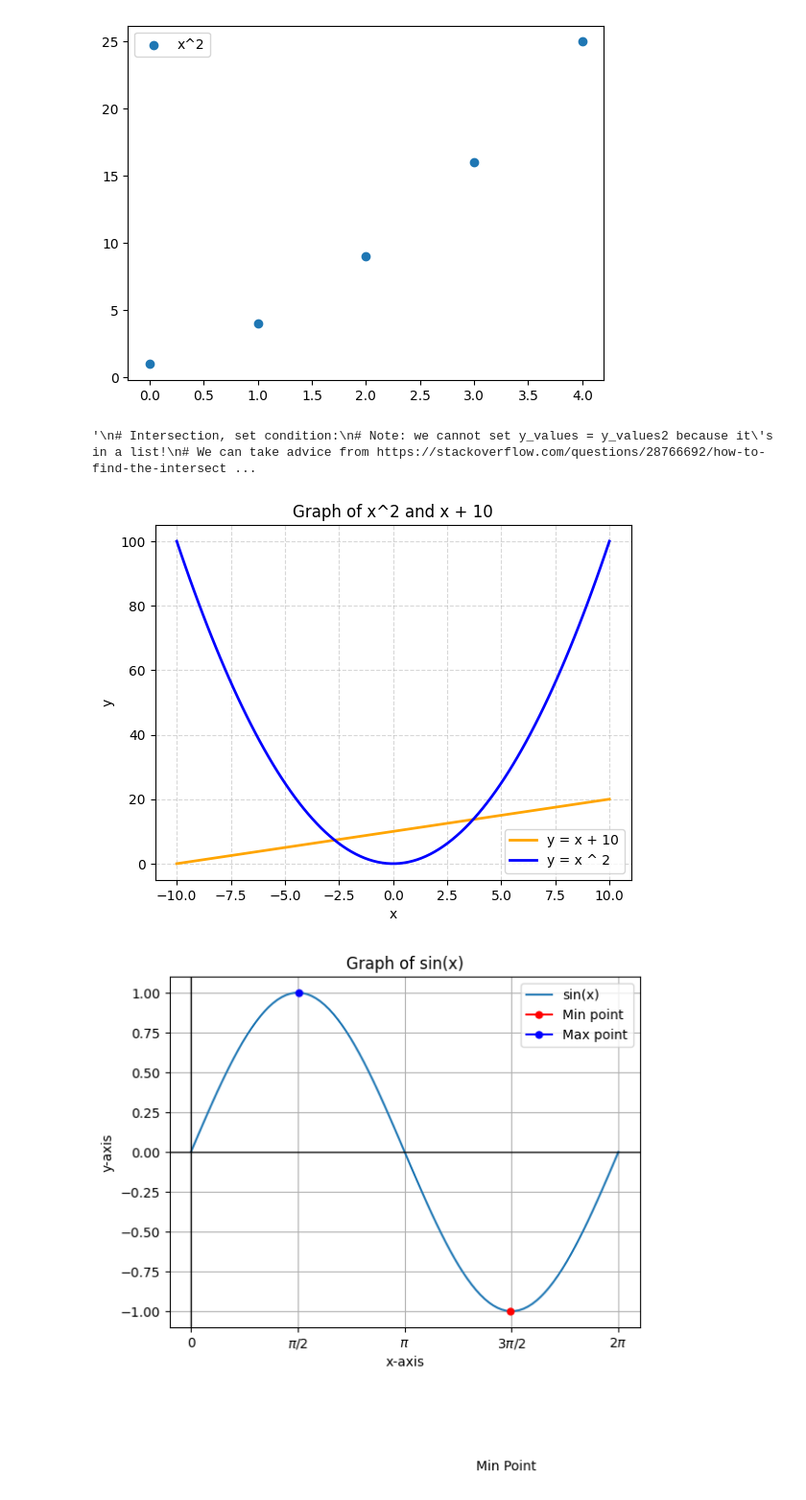
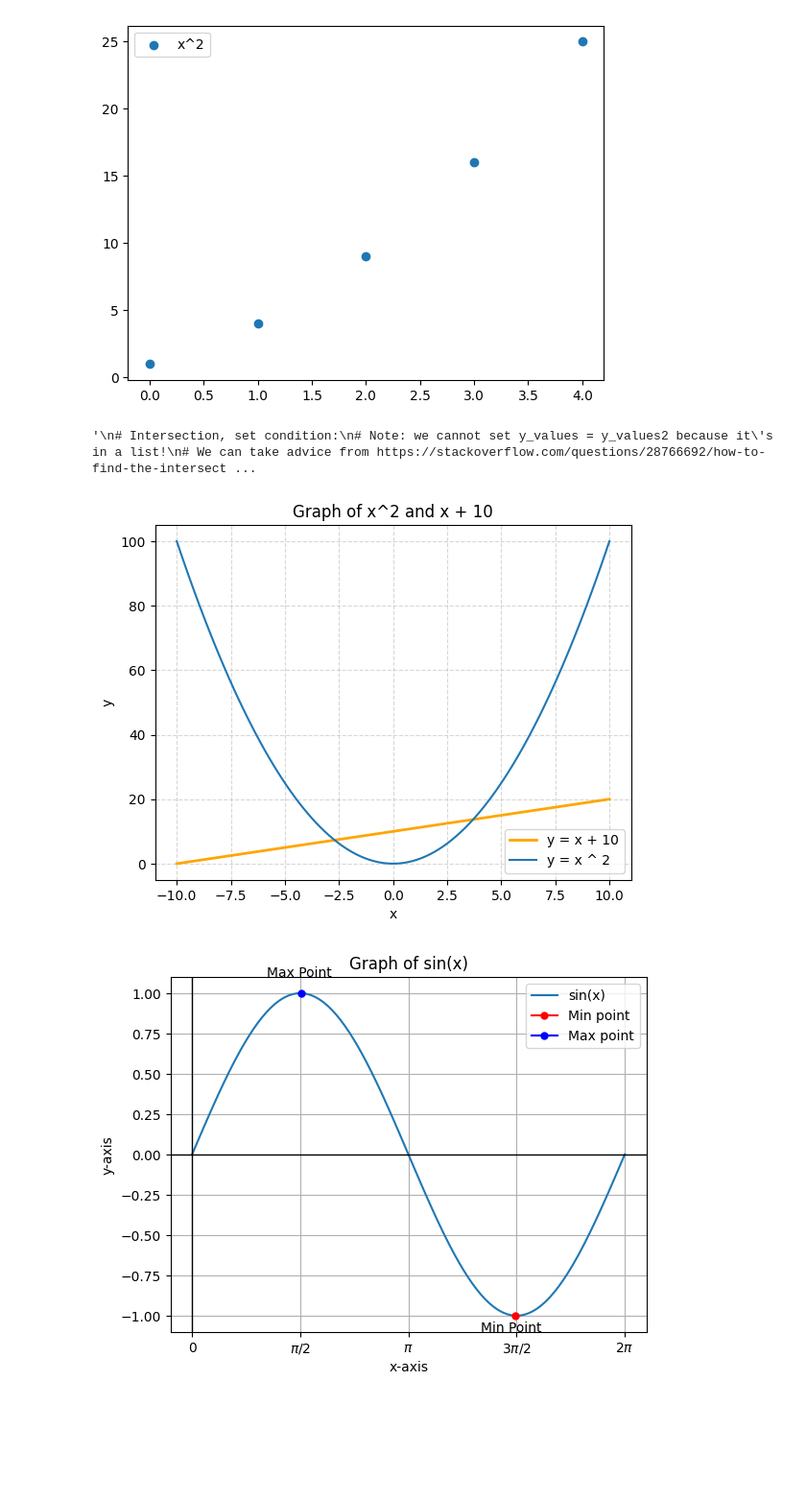
Before and after one commit to Basil1361/March-2026-Workshop-Resources, a Jupyter notebook: Answers/Matplotlib/PlotGraph_Answer.ipynb, the cells around one changed output. Shown at 96% size. Drawn from its saved outputs; the diff is of its cells as text; code cells hidden in the pictures; blank space fills up the shorter version.

```diff
--- a/Answers/Matplotlib/PlotGraph_Answer.ipynb
+++ b/Answers/Matplotlib/PlotGraph_Answer.ipynb
@@ -56,7 +56,7 @@ def curved_line(x):
 
 x_values2 = np.linspace(-10,10,100)
 y_values2 = curved_line(x_values2)
-ax.plot(x_values2,y_values2, color = 'blue', linewidth = 2, label = "y = x ^ 2")
+ax.plot(x_values2,y_values2, color = '#1f77b4', linewidth = 1.5, label = "y = x ^ 2")
 
 
 # UI
@@ -86,7 +86,7 @@ for i in idx:
 '''
 # %% [output]
 '\n# Intersection, set condition:\n# Note: we cannot set y_values = y_values2 because it\'s in a list!\n# We can take advice from https://stackoverflow.com/questions/28766692/how-to-find-the-intersect ...
-[figure, old version]
+[figure, new version]
 # %%
 # Solution 4
 
@@ -108,32 +108,33 @@ min_idx = np.argmin(y_values)  # Index of minimum y-value
 x_min = x_values[min_idx]
 y_min = y_values[min_idx]
 
 max_idx = np.argmax(y_values)
 x_max = x_values[max_idx]
 y_max = y_values[max_idx]
 
 # 5. Plot the function
 plt.figure(num = 0, dpi = 100)
 plt.plot(x_values, y_values, linestyle='-', label='sin(x)')
 
 # Mark the minimum point
 plt.plot(x_min, y_min, color = 'red', marker = 'o', markersize=5, label=f'Min point')
 plt.plot(x_max, y_max, color = 'blue', marker = 'o', markersize=5, label=f'Max point')
 plt.xticks([0, np.pi/2, np.pi, np.pi*1.5, 2*np.pi], ['0', '$\pi/2$','$\pi$', '3$\pi/2$','$2\pi$'])
 
 # 6. Add labels and title
 plt.xlabel('x-axis')
 plt.ylabel('y-axis')
 plt.title('Graph of sin(x)')
 plt.grid(True)
 plt.legend()
 plt.axhline(y=0, color='k', linestyle='-', linewidth=1)
 plt.axvline(x=0, color='k', linestyle='-', linewidth=1)
 
-plt.text(x_min-0.5, y_min-1, 'Min Point',fontsize=10)
+plt.text(x_min-0.5, y_min-0.1, 'Min Point',fontsize=10)
+plt.text(x_max-0.5, y_max+0.1, 'Max Point',fontsize=10)
 
 
 # 7. Display the plot
 plt.show()
 # %% [output]
-[figure, old version]
+[figure, new version]
```
